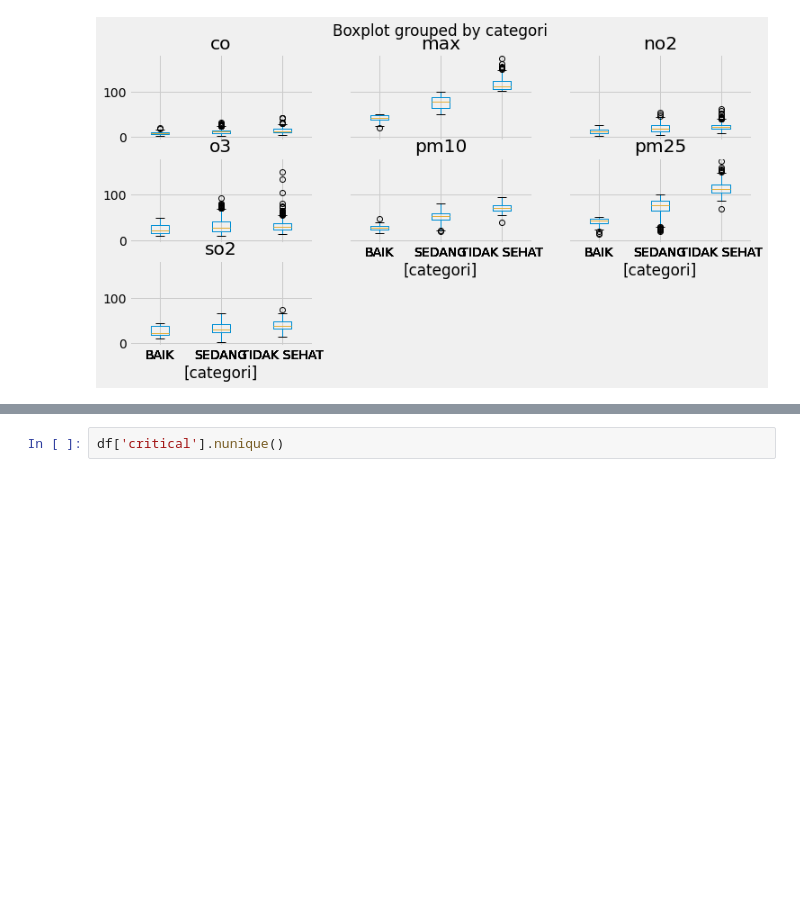
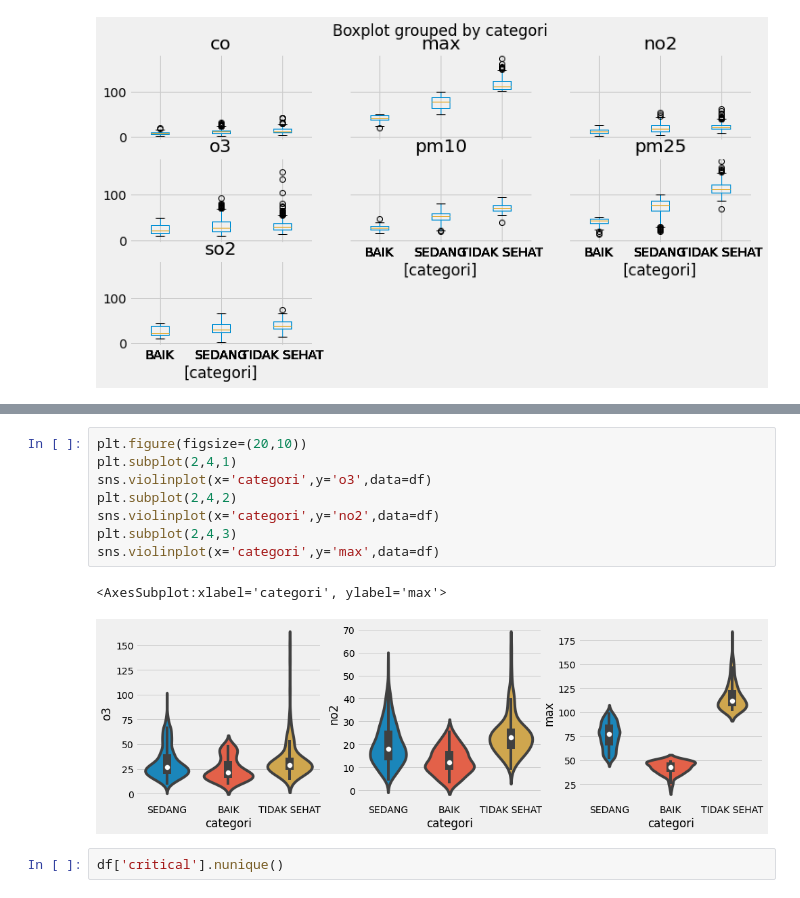
Before and after one commit to SMAMHTN/Final-Project-Microcredential, a Jupyter notebook: Pengerjaan/FP-Step3-DataUnderstanding2.ipynb, the cells around one changed output, grey strips where cells are left out. Cells and saved outputs as stored; diff of their text form; blank space fills up the shorter version.

```diff
--- a/Pengerjaan/FP-Step3-DataUnderstanding2.ipynb
+++ b/Pengerjaan/FP-Step3-DataUnderstanding2.ipynb
@@ -132,3 +126,14 @@ sns.violinplot(x='categori',y='max',data=df)
+# %%
+plt.figure(figsize=(20,10))
+plt.subplot(2,4,1)
+sns.violinplot(x='categori',y='o3',data=df)
+plt.subplot(2,4,2)
+sns.violinplot(x='categori',y='no2',data=df)
+plt.subplot(2,4,3)
+sns.violinplot(x='categori',y='max',data=df)
+# %% [output]
+<AxesSubplot:xlabel='categori', ylabel='max'>
+[figure, added]
 # %%
 df['critical'].nunique()
 # %% [output]
```
Also changed, not shown: parts of 3 cells of this notebook.
